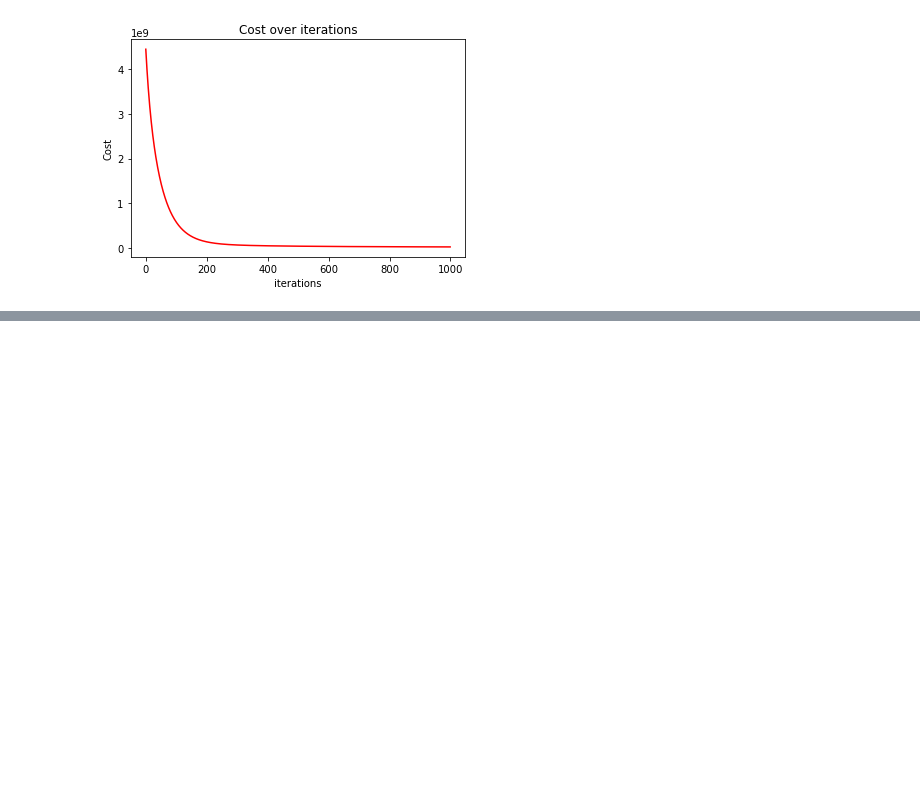
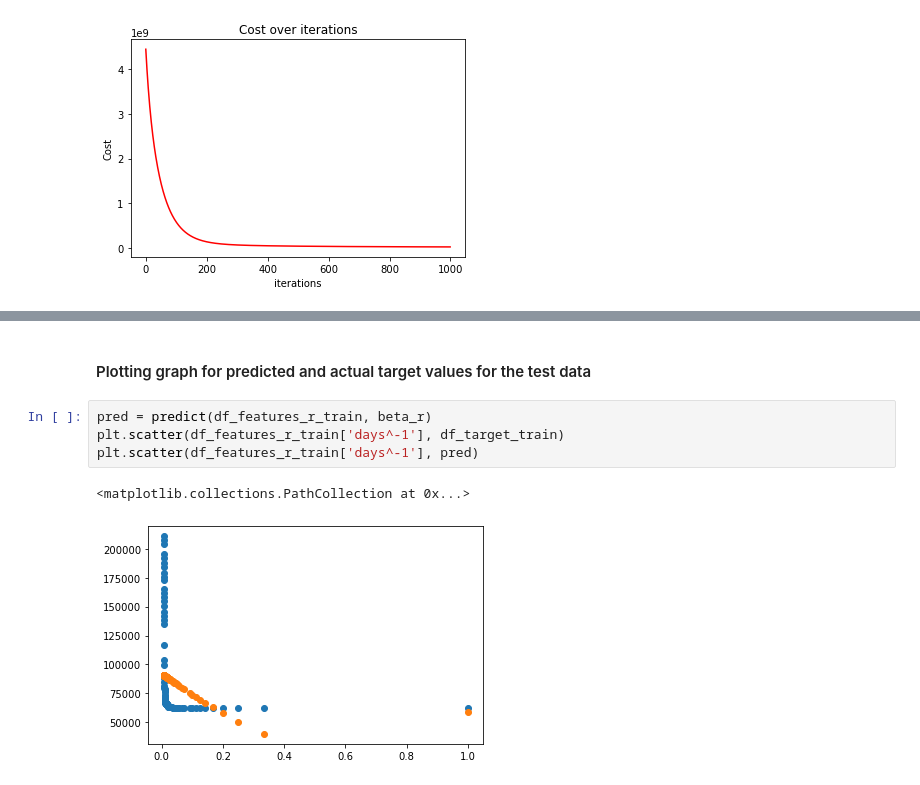
Before and after one commit to Tej-Deep/github-upload, a Jupyter notebook: 2d_task2_report.ipynb, the cells around one changed output, grey strips where cells are left out. Drawn from its saved outputs; the diff is of its cells as text; blank space fills up the shorter version.

```diff
--- a/2d_task2_report.ipynb
+++ b/2d_task2_report.ipynb
@@ -157,0 +218,9 @@ plt.scatter(df_features_test['days'], pred)
+# %% [markdown]
+#### Plotting graph for predicted and actual target values for the test data
+# %%
+pred = predict(df_features_r_train, beta_r)
+plt.scatter(df_features_r_train['days^-1'], df_target_train)
+plt.scatter(df_features_r_train['days^-1'], pred)
+# %% [output]
+<matplotlib.collections.PathCollection at 0x...>
+[figure, added]
```
Also changed, not shown: parts of 15 cells of this notebook.
